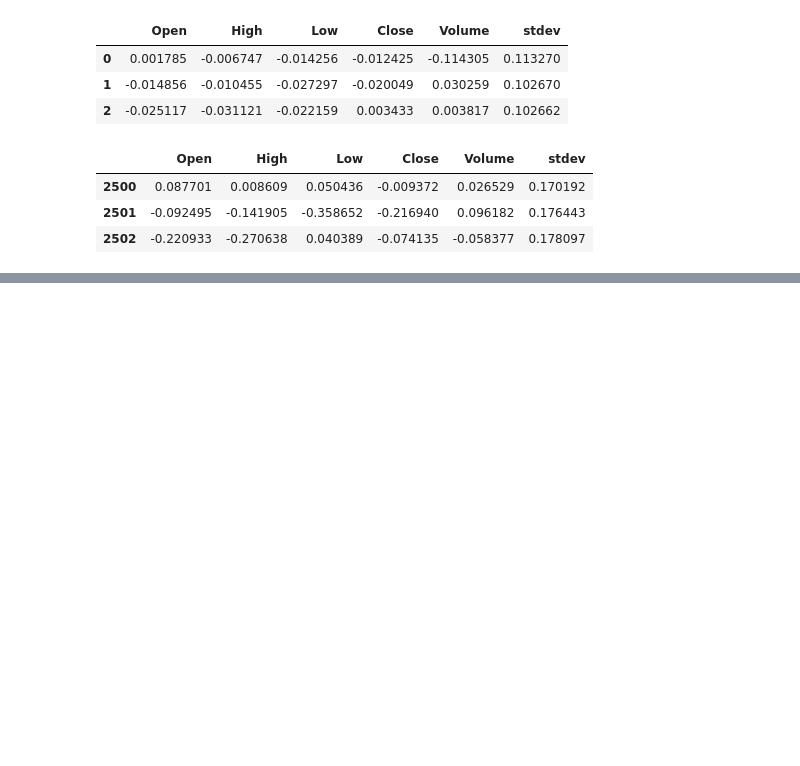
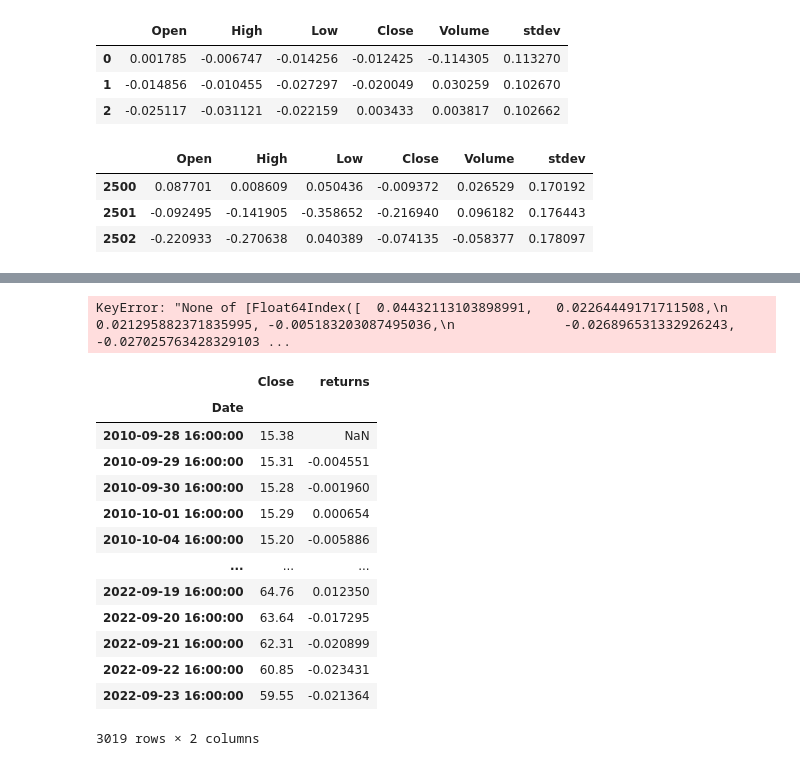
Before and after one commit to lrb924/Predicted_Volatility, a Jupyter notebook: alec_varmax.ipynb, the cells around one changed output, grey strips where cells are left out. Drawn from its saved outputs; the diff is of its cells as text; code cells hidden in the pictures; blank space fills up the shorter version.

Commit message:
Pushing initial rough algo

```diff
--- a/alec_varmax.ipynb
+++ b/alec_varmax.ipynb
@@ -217,0 +230,25 @@ df_DJI_test['Close'].plot(figsize=(20,5), title=('DJI Close'));
+# %%
+trading_algo(pred['prediction - observed'])
+# %% [output]
+KeyError: "None of [Float64Index([  0.04432113103898991,   0.02264449171711508,\n               0.021295882371835995, -0.005183203087495036,\n              -0.026896531332926243, -0.027025763428329103 ...
+# %%
+cyclical_etfs_IYC = pd.read_csv('./DATA/ETF_CYC/IYC.csv', parse_dates=['Date'], infer_datetime_format=True, index_col="Date")
+# %%
+cyclical_etfs_IYC['returns'] = cyclical_etfs_IYC.pct_change()
+
+cyclical_etfs_IYC
+# %% [output]
+|  | Close | returns |
+| Date |  |  |
+| 2010-09-28 16:00:00 | 15.38 | NaN |
+| 2010-09-29 16:00:00 | 15.31 | -0.004551 |
+| 2010-09-30 16:00:00 | 15.28 | -0.001960 |
+| 2010-10-01 16:00:00 | 15.29 | 0.000654 |
+| 2010-10-04 16:00:00 | 15.20 | -0.005886 |
+| ... | ... | ... |
+| 2022-09-19 16:00:00 | 64.76 | 0.012350 |
+| 2022-09-20 16:00:00 | 63.64 | -0.017295 |
+| 2022-09-21 16:00:00 | 62.31 | -0.020899 |
+| 2022-09-22 16:00:00 | 60.85 | -0.023431 |
+| 2022-09-23 16:00:00 | 59.55 | -0.021364 |
+3019 rows × 2 columns
```
Also changed, not shown: parts of 10 cells of this notebook.
